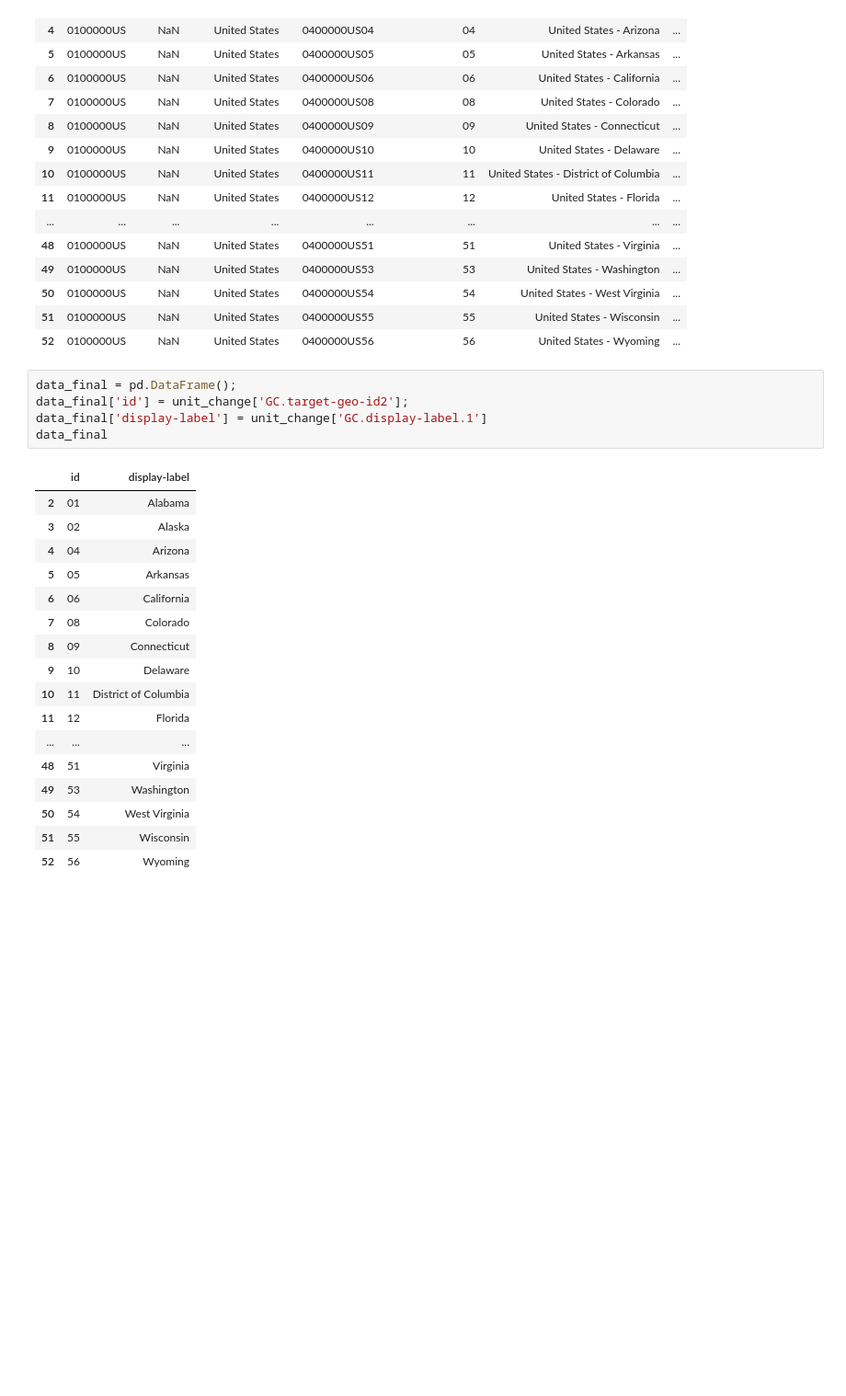
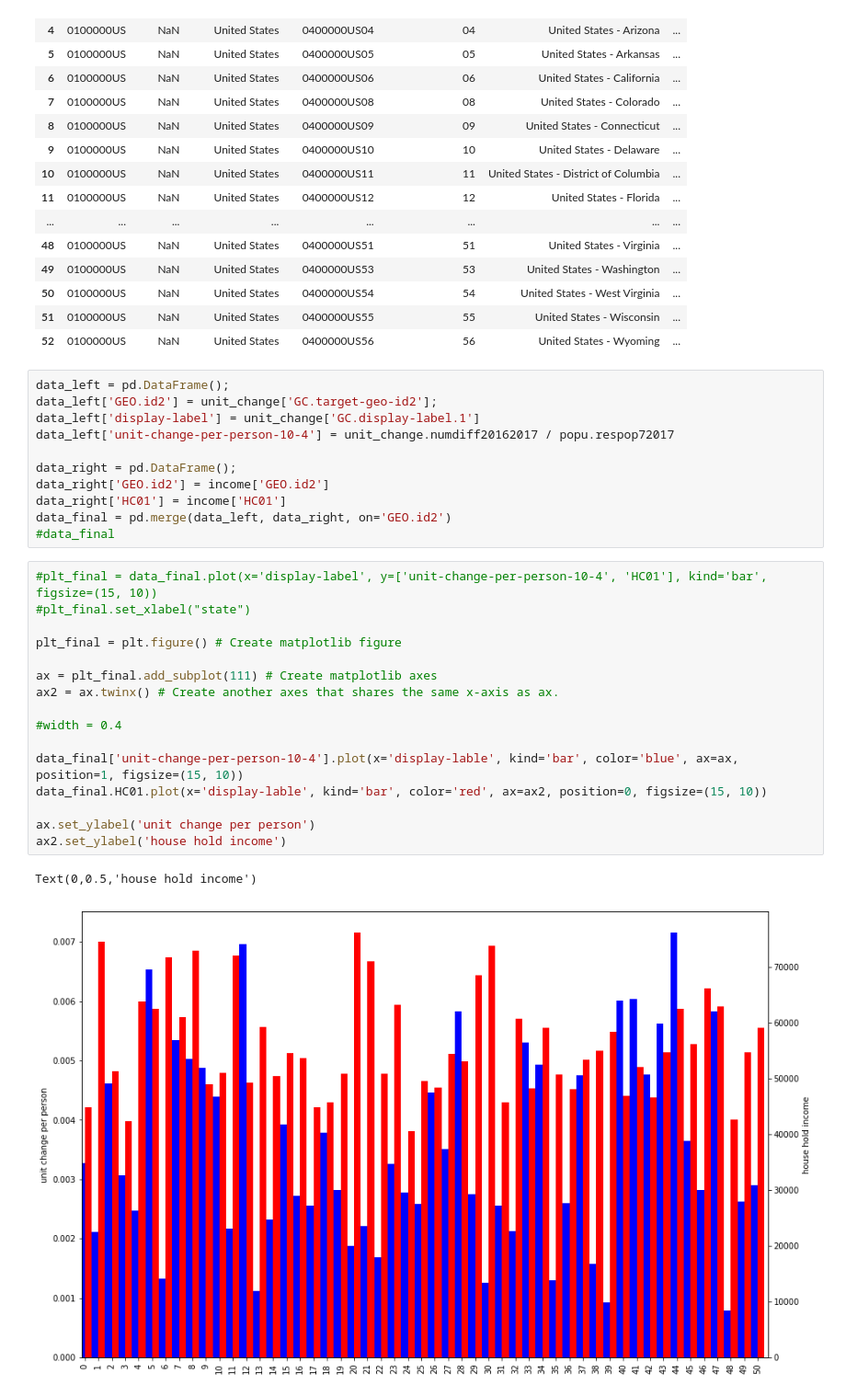
Before and after one commit to KaidongLi/testChange, a Jupyter notebook: firstTest.ipynb, the cells around one changed output. Shown at 92% size. Cells and saved outputs as stored; diff of their text form; blank space fills up the shorter version.

```diff
--- a/firstTest.ipynb
+++ b/firstTest.ipynb
@@ -110,26 +143,33 @@ See the caveats in the documentation: http://pandas.pydata.org/pandas-docs/stabl
 | 50 | 0100000US | NaN | United States | 0400000US54 | 54 | United States - West Virginia | ... |
 | 51 | 0100000US | NaN | United States | 0400000US55 | 55 | United States - Wisconsin | ... |
 | 52 | 0100000US | NaN | United States | 0400000US56 | 56 | United States - Wyoming | ... |
-# %%
-data_final = pd.DataFrame();
-data_final['id'] = unit_change['GC.target-geo-id2'];
-data_final['display-label'] = unit_change['GC.display-label.1']
-data_final
-# %% [output]
-|  | id | display-label |
-| 2 | 01 | Alabama |
-| 3 | 02 | Alaska |
-| 4 | 04 | Arizona |
-| 5 | 05 | Arkansas |
-| 6 | 06 | California |
-| 7 | 08 | Colorado |
-| 8 | 09 | Connecticut |
-| 9 | 10 | Delaware |
-| 10 | 11 | District of Columbia |
-| 11 | 12 | Florida |
-| ... | ... | ... |
-| 48 | 51 | Virginia |
-| 49 | 53 | Washington |
-| 50 | 54 | West Virginia |
-| 51 | 55 | Wisconsin |
-| 52 | 56 | Wyoming |
+# %%
+data_left = pd.DataFrame();
+data_left['GEO.id2'] = unit_change['GC.target-geo-id2'];
+data_left['display-label'] = unit_change['GC.display-label.1']
+data_left['unit-change-per-person-10-4'] = unit_change.numdiff20162017 / popu.respop72017
+
+data_right = pd.DataFrame();
+data_right['GEO.id2'] = income['GEO.id2']
+data_right['HC01'] = income['HC01']
+data_final = pd.merge(data_left, data_right, on='GEO.id2')
+#data_final
+# %%
+#plt_final = data_final.plot(x='display-label', y=['unit-change-per-person-10-4', 'HC01'], kind='bar', figsize=(15, 10))
+#plt_final.set_xlabel("state")
+
+plt_final = plt.figure() # Create matplotlib figure
+
+ax = plt_final.add_subplot(111) # Create matplotlib axes
+ax2 = ax.twinx() # Create another axes that shares the same x-axis as ax.
+
+#width = 0.4
+
+data_final['unit-change-per-person-10-4'].plot(x='display-lable', kind='bar', color='blue', ax=ax, position=1, figsize=(15, 10))
+data_final.HC01.plot(x='display-lable', kind='bar', color='red', ax=ax2, position=0, figsize=(15, 10))
+
+ax.set_ylabel('unit change per person')
+ax2.set_ylabel('house hold income')
+# %% [output]
+Text(0,0.5,'house hold income')
+[figure, added]
```
Also changed, not shown: parts of 2 cells of this notebook, 1 other file.
